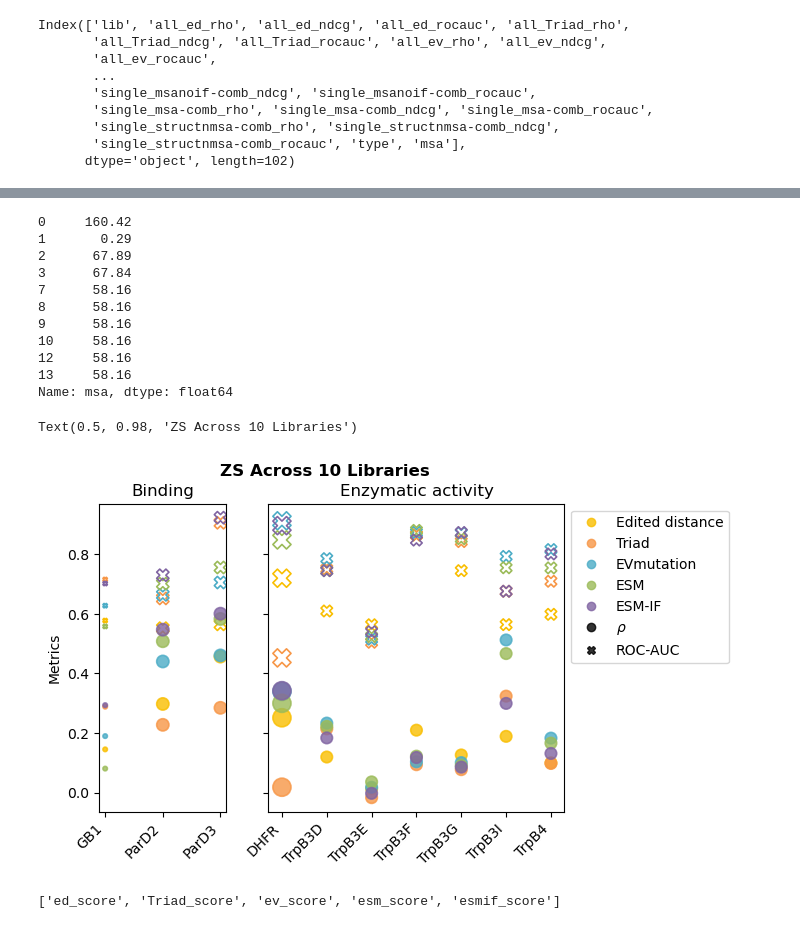
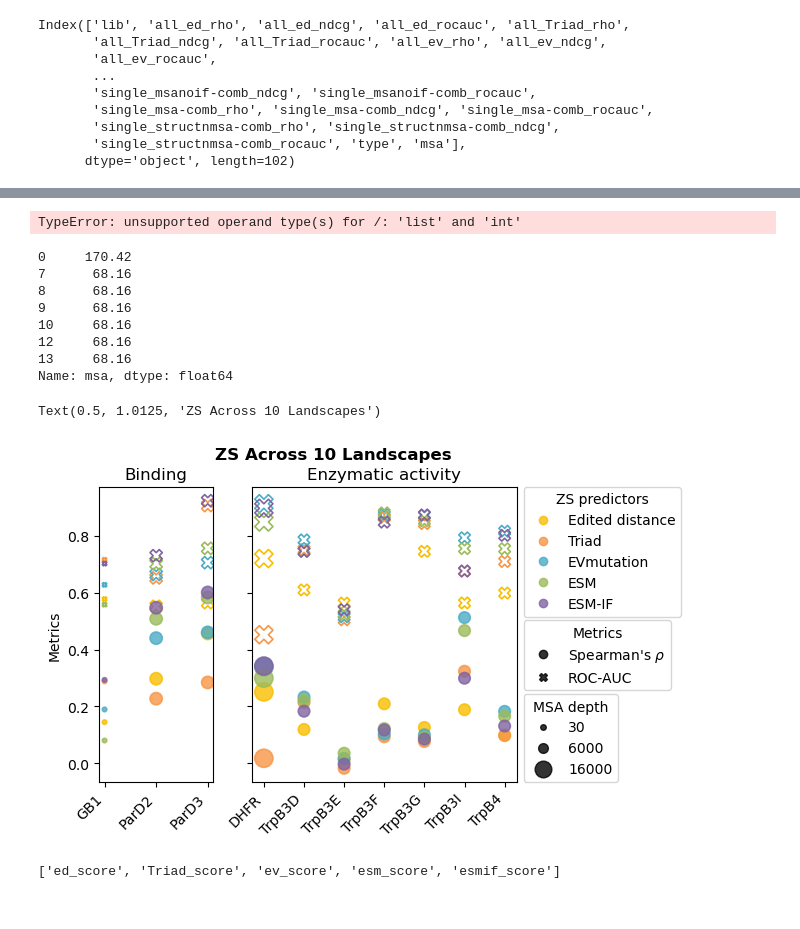
Before and after one commit to fhalab/SSMuLA, a Jupyter notebook: sandbox/zs_corr.ipynb, the cells around one changed output, grey strips where cells are left out. Cells and saved outputs as stored; diff of their text form; code cells hidden in the pictures.

```diff
--- a/sandbox/zs_corr.ipynb
+++ b/sandbox/zs_corr.ipynb
@@ -346,16 +350,17 @@ Index(['lib', 'all_ed_rho', 'all_ed_ndcg', 'all_ed_rocauc', 'all_Triad_rho',
+# %%
+sorted((slice_zs["msa"]/100+10.unique())), sorted(df["msa"].unqiue())
+# %% [output]
+TypeError: unsupported operand type(s) for /: 'list' and 'int'
 # %%
-slice_zs["msa"]/100
+df["msa"]/100+10
 # %% [output]
-0     160.42
-1       0.29
-2      67.89
-3      67.84
-7      58.16
-8      58.16
-9      58.16
-10     58.16
-12     58.16
-13     58.16
+0     170.42
+7      68.16
+8      68.16
+9      68.16
+10     68.16
+12     68.16
+13     68.16
 Name: msa, dtype: float64
 # %%
 slice_zs = zs_append_msa[zs_append_msa["lib"].isin(active_lib_list)]
@@ -383,7 +388,7 @@ for i, zs in enumerate(ZS_OPTS):
             alpha=0.8,
             color=zs_color,
             linewidth=1.2,
-            s=df["msa"]/100+10,
+            s=df["msa"] / 100 + 10,
         )
 
         # left binding
@@ -394,7 +399,7 @@ for i, zs in enumerate(ZS_OPTS):
             edgecolor=zs_color,
             facecolor="none",
             linewidth=1.2,
-            s=df["msa"]/100+10,
+            s=df["msa"] / 100 + 10,
         )
 
 for a, ax in enumerate(axes):
@@ -404,40 +409,79 @@ for a, ax in enumerate(axes):
 axes[0].set_ylabel("Metrics")
 
 legend_list_zs = []
 for i, zs in enumerate(ZS_OPTS):
     legend_list_zs.append(
         Line2D(
             [0],
             [0],
             marker="o",
             linestyle="none",
             color=PRESENTATION_PALETTE_SATURATE[zs_color_list[i]],
             label=ZS_OPTS_LEGEND[zs],
             alpha=0.8,
         )
     )
 
-for marker, label in zip(["o", "X"], [r"$\rho$", "ROC-AUC"]):
-    legend_list.append(
+legend_list_metric = []
+for marker, label in zip(["o", "X"], [r"Spearman's $\rho$", "ROC-AUC"]):
+    legend_list_metric.append(
         Line2D(
             [0],
             [0],
             marker=marker,
             linestyle="none",
             color="black",
             alpha=0.8,
             label=label,
         )
     )
 
-axes[1].legend(handles = legend_list_zs, loc="upper left", bbox_to_anchor=(1, 1), title="ZS predictors")
+legend_list_msa = []
+# for msa_s in sorted(slice_zs["msa"].unique()):
+for msa_s in [30, 6000, 16000]:
+    legend_list_msa.append(
+        Line2D(
+            [0],
+            [0],
+            marker="o",
+            linestyle="none",
+            color="black",
+            alpha=0.8,
+            label=str(msa_s),
+            markersize=(msa_s / 2000) + 4 ,
+        )
+    )
 
 
-plt.suptitle("ZS Across 10 Libraries", fontsize=12, fontweight="bold")
-    # label=zs,
+axes[1].add_artist(
+    axes[1].legend(
+        handles=legend_list_zs,
+        loc="upper left",
+        bbox_to_anchor=(1, 1.025),
+        title="ZS predictors",
+    )
+)
+axes[1].add_artist(
+    axes[1].legend(
+        handles=legend_list_metric,
+        loc="upper left",
+        bbox_to_anchor=(1, 0.57215),
+        title="Metrics",
+    )
+)
+axes[1].legend(
+    handles=legend_list_msa,
+    loc="upper left",
+    bbox_to_anchor=(1, 0.3215),
+    title="MSA depth",
+)
+
+plt.tight_layout()
+plt.suptitle("ZS Across 10 Landscapes", fontsize=12, fontweight="bold", y=1.0125)
+# label=zs,
 # %% [output]
-Text(0.5, 0.98, 'ZS Across 10 Libraries')
+Text(0.5, 1.0125, 'ZS Across 10 Landscapes')
-[figure, old version]
+[figure, new version]
 # %%
 slice_zs = zs_df[zs_df["lib"].isin(active_lib_list)]
 binding = slice_zs[slice_zs["type"] == "Binding"]
```
Also changed, not shown: parts of 1 cell of this notebook, 1 other file.
